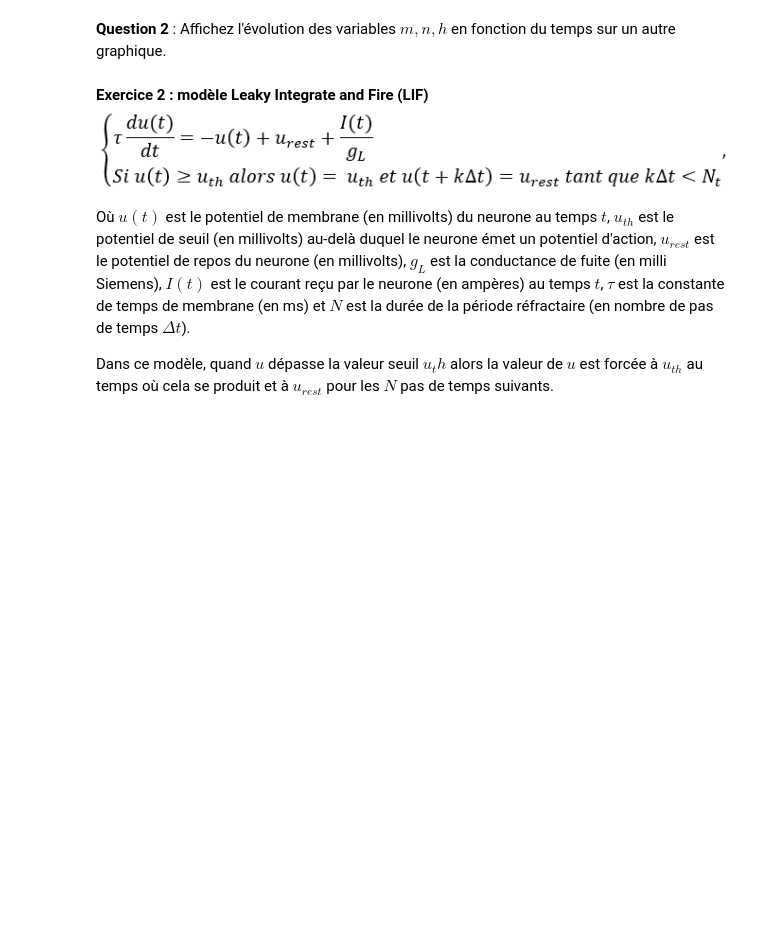
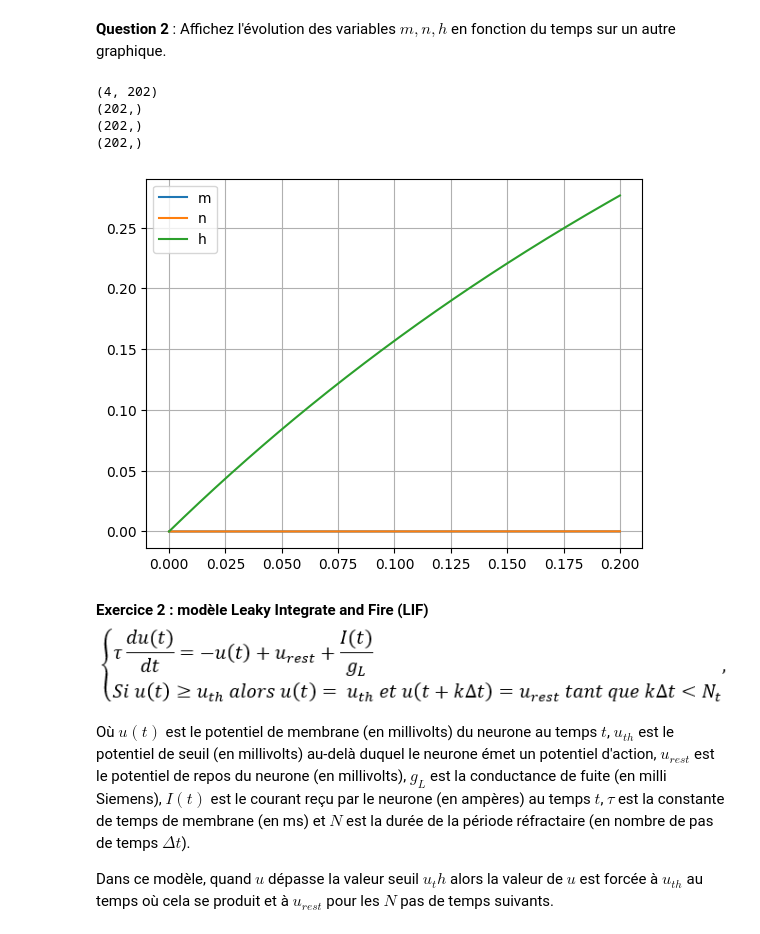
Before and after one commit to Laurane67/BINFA2025_TP5, a Jupyter notebook: BINFA2025_TP5.ipynb, the cells around one changed output. Saved outputs shown, nothing was run; the diff lists cells and outputs as text; code cells hidden in the pictures; blank space fills up the shorter version.

```diff
--- a/BINFA2025_TP5.ipynb
+++ b/BINFA2025_TP5.ipynb
@@ -19,5 +87,28 @@ print("Votre code ici !")
 # %% [markdown]
 **Question 2** : Affichez l'évolution des variables $m,n,h$ en fonction du temps sur un autre graphique.
+# %%
+print(res.y.shape)
+
+m_evolution = res.y[2]
+n_evolution = res.y[1]
+h_evolution = res.y[3]
+
+print(m_evolution.shape)
+print(n_evolution.shape)
+print(h_evolution.shape)
+
+plt.plot(res.t, m_evolution)
+plt.plot(res.t, n_evolution)
+plt.plot(res.t, h_evolution)
+plt.grid()
+plt.legend(['m', 'n', 'h'])
+plt.show()
+# %% [output]
+(4, 202)
+(202,)
+(202,)
+(202,)
+[figure, added]
 # %% [markdown]
 **Exercice 2 : modèle Leaky Integrate and Fire (LIF)**
 ![image.png](embedded-picture-1)
```
Also changed, not shown: parts of 2 cells of this notebook.
